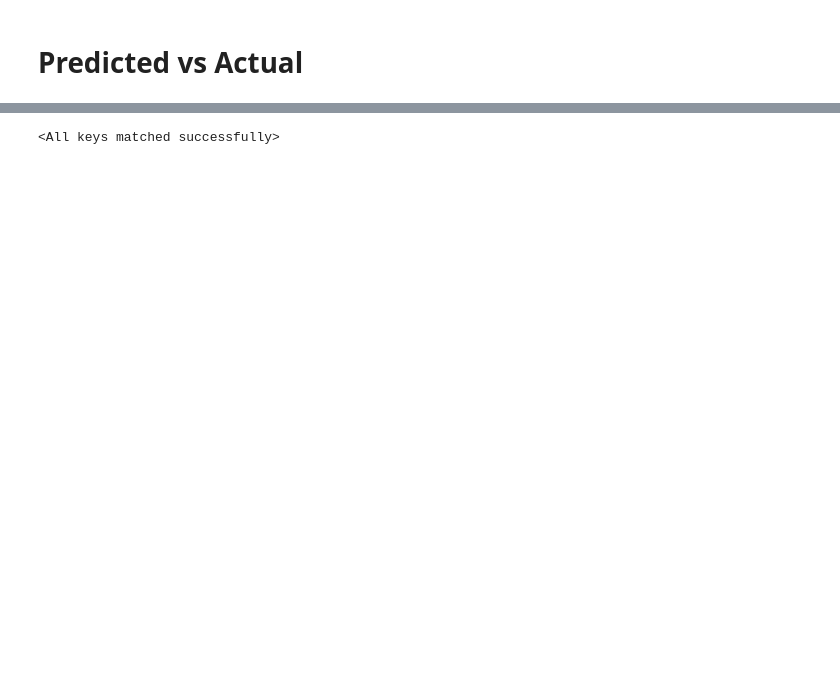
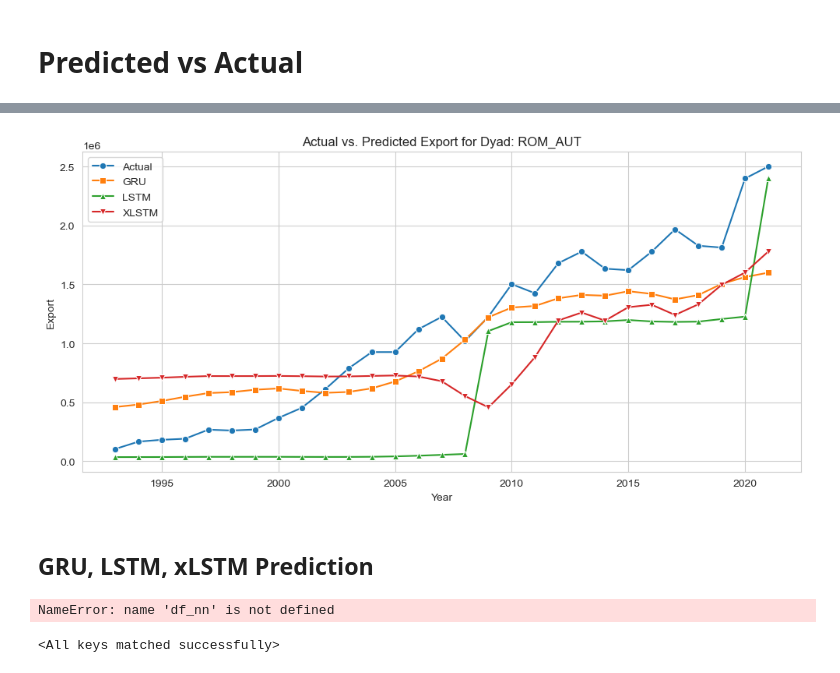
Before and after one commit to Freyness-gd/trade_under_pressure_thesis, a Jupyter notebook: src/prediction/prediction_comparison.ipynb, the cells around one changed output, grey strips where cells are left out. Drawn from its saved outputs; the diff is of its cells as text; code cells hidden in the pictures; blank space fills up the shorter version.

```diff
--- a/src/prediction/prediction_comparison.ipynb
+++ b/src/prediction/prediction_comparison.ipynb
@@ -95 +168,79 @@ FEATURES += [f"{c}_lag{index}" for c in lag_cols for index in range(1, N_LAGS +
+# %%
+# 1. Filter the data for DEU_USA
+dyad_id_to_predict = "ROM_AUT"
+df_dyad = df_nn[df_nn["dyad_id"] == dyad_id_to_predict].copy()
+
+# 2. Rebuild dataset and loader just for that dyad
+dataset_dyad, _ = tuds.make_panel_datasets_dyad_year(
+  data=df_dyad,
+  features=FEATURES,
+  target=TARGET,
+  horizon=HORIZON
+)
+loader_dyad = DataLoader(
+  dataset_dyad,
+  batch_size=BATCH_SIZE,
+  shuffle=False,
+  num_workers=12,
+  prefetch_factor=2
+)
+
+# 3. Predict using all 3 models
+dyad_preds = { name: [] for name in models }
+dyad_truth, dyad_years = [], []
+
+with torch.no_grad():
+  for X, y, di, yr in loader_dyad:
+    X, di = X.to(device), di.to(device)
+    dyad_truth.append(y)
+    dyad_years.append(yr)
+
+    for name, m in models.items():
+      y_hat = m(X, di).cpu()
+      dyad_preds[name].append(y_hat)
+
+# 4. Stack and inverse transform
+years = torch.cat(dyad_years).numpy().flatten()
+truth = torch.cat(dyad_truth).numpy().flatten()
+for name in dyad_preds:
+  dyad_preds[name] = torch.cat(dyad_preds[name]).numpy().flatten()
+
+# Undo normalization
+med = df_nn["EXPORT"].median()
+std = df_nn["EXPORT"].std()
+
+truth = truth * std + med
+for name in dyad_preds:
+  dyad_preds[name] = dyad_preds[name] * std + med
+
+# 5. Build DataFrame and plot
+df_dyad_plot = pd.DataFrame({
+  "Year": years,
+  "Actual": truth,
+  "GRU": dyad_preds["GRU"],
+  "LSTM": dyad_preds["LSTM"],
+  "XLSTM": dyad_preds["XLSTM"]
+}).sort_values("Year")
+
+# 6. Plot
+plt.figure(figsize=(10, 5))
+sns.lineplot(data=df_dyad_plot, x="Year", y="Actual", marker="o", label="Actual")
+sns.lineplot(data=df_dyad_plot, x="Year", y="GRU", marker="s", label="GRU")
+sns.lineplot(data=df_dyad_plot, x="Year", y="LSTM", marker="^", label="LSTM")
+sns.lineplot(data=df_dyad_plot, x="Year", y="XLSTM", marker="v", label="XLSTM")
+plt.title(f"Actual vs. Predicted Export for Dyad: {dyad_id_to_predict}")
+plt.xlabel("Year")
+plt.ylabel("Export")
+plt.grid(True)
+plt.legend()
+plt.tight_layout()
+plt.show()
+# %% [output]
+[figure, added]
+# %% [markdown]
+## GRU, LSTM, xLSTM Prediction
+# %%
+df_gru = df_nn.copy(deep=True)
+# %% [output]
+NameError: name 'df_nn' is not defined
 # %%
```
Also changed, not shown: parts of 41 cells of this notebook, 7 other files.
